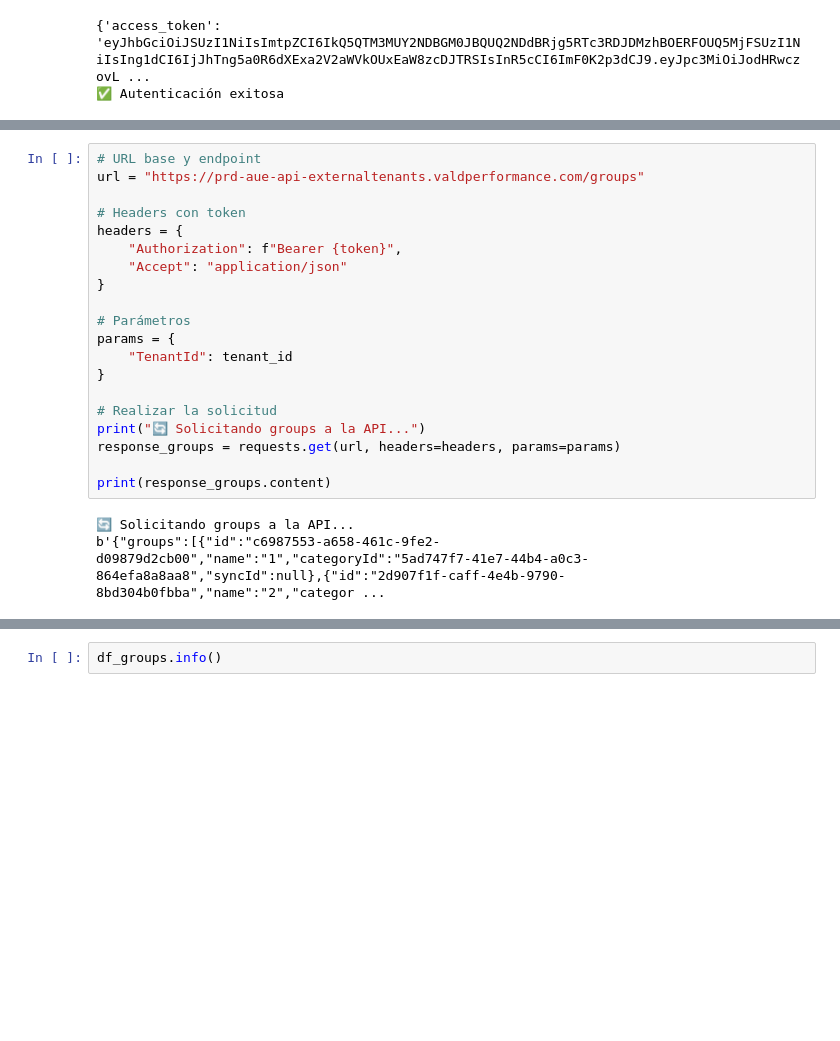
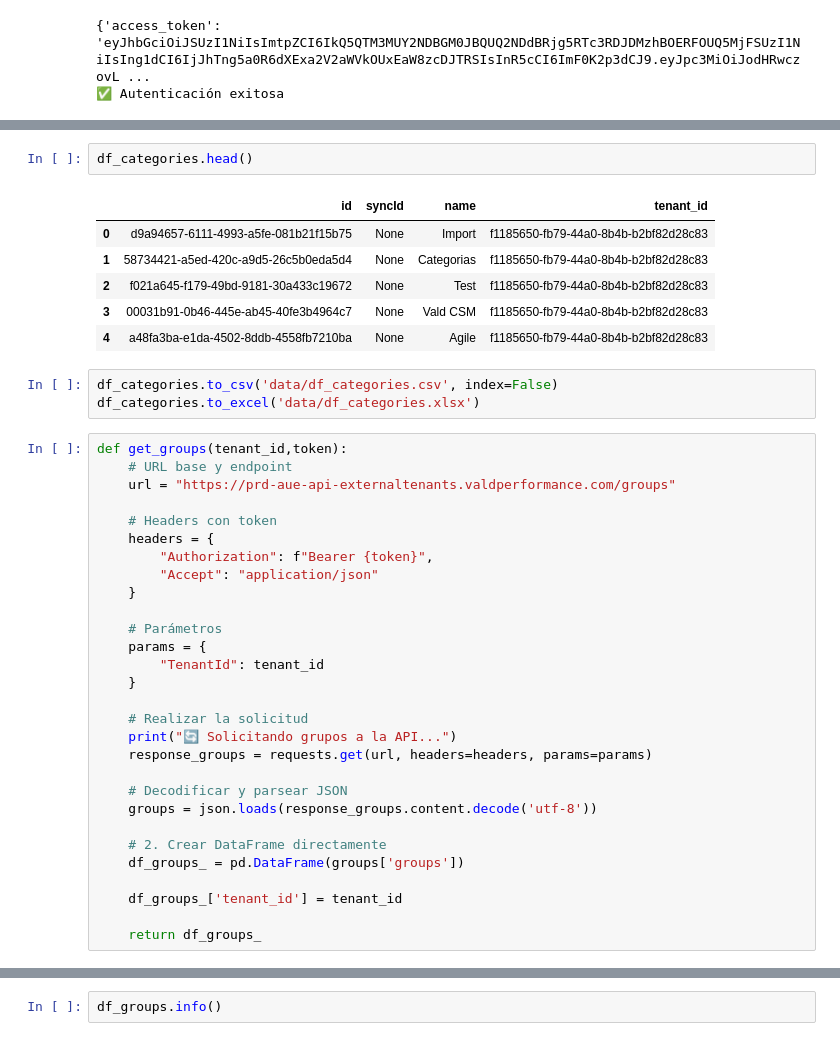
Before and after one commit to fideito10/vald, a Jupyter notebook: lucas/datosvalt_v2.ipynb, the cells around one changed output, grey strips where cells are left out. Cells and saved outputs as stored; diff of their text form; blank space fills up the shorter version.

```diff
--- a/lucas/datosvalt_v2.ipynb
+++ b/lucas/datosvalt_v2.ipynb
@@ -155,23 +147,41 @@ df_categories[df_categories['name'] == 'CBMM']
+# %%
+df_categories.head()
+# %% [output]
+|  | id | syncId | name | tenant_id |
+| 0 | d9a94657-6111-4993-a5fe-081b21f15b75 | None | Import | f1185650-fb79-44a0-8b4b-b2bf82d28c83 |
+| 1 | 58734421-a5ed-420c-a9d5-26c5b0eda5d4 | None | Categorias | f1185650-fb79-44a0-8b4b-b2bf82d28c83 |
+| 2 | f021a645-f179-49bd-9181-30a433c19672 | None | Test | f1185650-fb79-44a0-8b4b-b2bf82d28c83 |
+| 3 | 00031b91-0b46-445e-ab45-40fe3b4964c7 | None | Vald CSM | f1185650-fb79-44a0-8b4b-b2bf82d28c83 |
+| 4 | a48fa3ba-e1da-4502-8ddb-4558fb7210ba | None | Agile | f1185650-fb79-44a0-8b4b-b2bf82d28c83 |
+# %%
+df_categories.to_csv('data/df_categories.csv', index=False)
+df_categories.to_excel('data/df_categories.xlsx')
 # %%
-# URL base y endpoint
-url = "https://prd-aue-api-externaltenants.valdperformance.com/groups"
+def get_groups(tenant_id,token):
+    # URL base y endpoint
+    url = "https://prd-aue-api-externaltenants.valdperformance.com/groups"
 
-# Headers con token
-headers = {
-    "Authorization": f"Bearer {token}",
-    "Accept": "application/json"
-}
+    # Headers con token
+    headers = {
+        "Authorization": f"Bearer {token}",
+        "Accept": "application/json"
+    }
 
-# Parámetros
-params = {
-    "TenantId": tenant_id
-}
+    # Parámetros
+    params = {
+        "TenantId": tenant_id
+    }
 
-# Realizar la solicitud
-print("🔄 Solicitando groups a la API...")
-response_groups = requests.get(url, headers=headers, params=params)
+    # Realizar la solicitud
+    print("🔄 Solicitando grupos a la API...")
+    response_groups = requests.get(url, headers=headers, params=params)
 
-print(response_groups.content)
+    # Decodificar y parsear JSON
+    groups = json.loads(response_groups.content.decode('utf-8'))
+
+    # 2. Crear DataFrame directamente
+    df_groups_ = pd.DataFrame(groups['groups'])
+
+    df_groups_['tenant_id'] = tenant_id
+
+    return df_groups_
-# %% [output]
-🔄 Solicitando groups a la API...
-b'{"groups":[{"id":"c6987553-a658-461c-9fe2-d09879d2cb00","name":"1","categoryId":"5ad747f7-41e7-44b4-a0c3-864efa8a8aa8","syncId":null},{"id":"2d907f1f-caff-4e4b-9790-8bd304b0fbba","name":"2","categor ...
```
Also changed, not shown: parts of 42 cells of this notebook, 14 other files.
